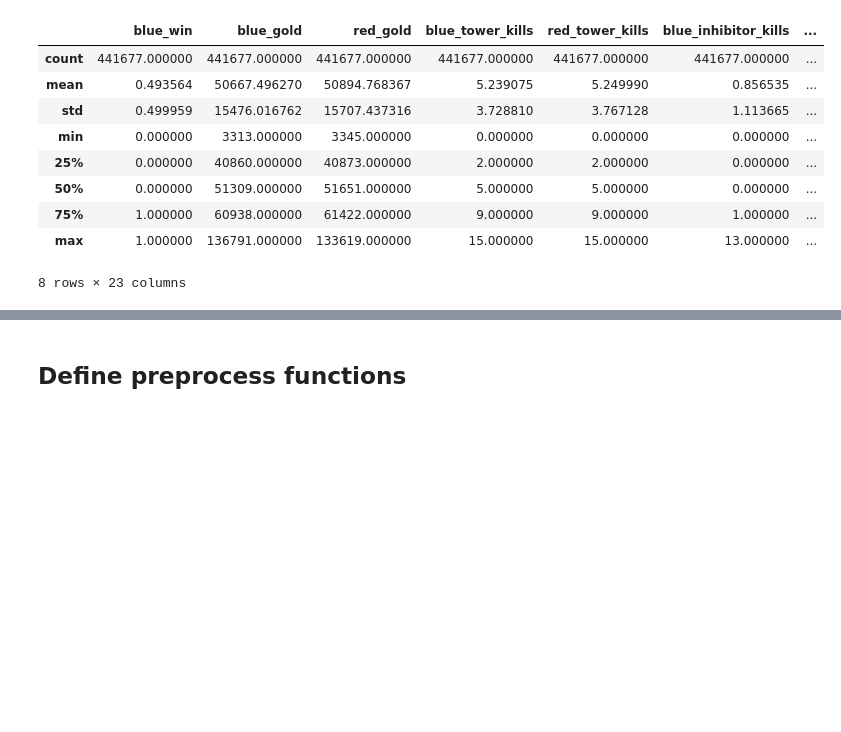
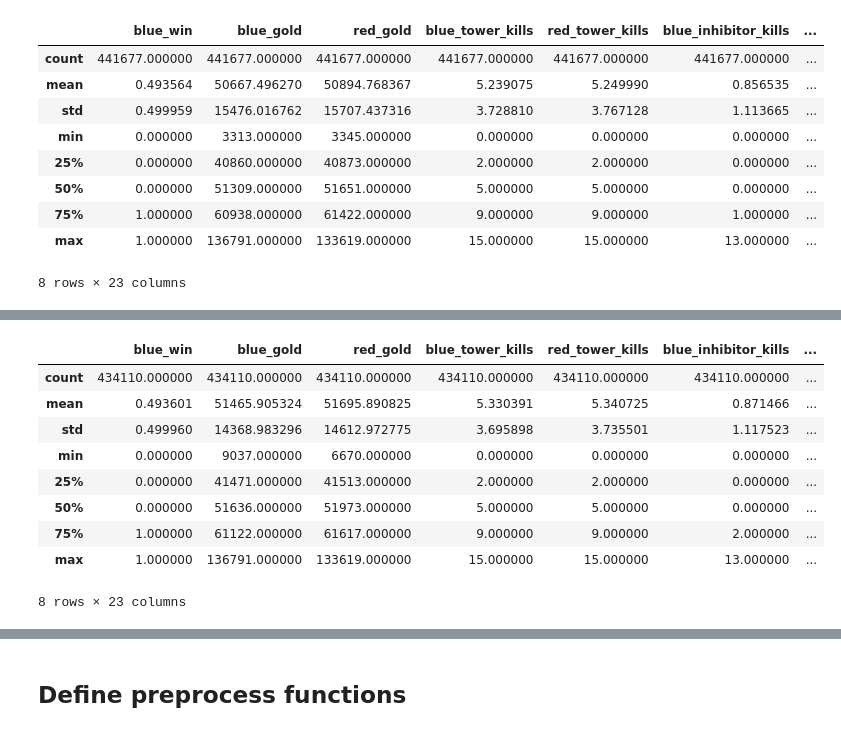
Before and after one commit to JoshEZiegler/MLProjects, a Jupyter notebook: VideoGameDrafting/LeagueOfLegendsProject/LOL_TFRecordCreation.ipynb, the cells around one changed output, grey strips where cells are left out. Drawn from its saved outputs; the diff is of its cells as text; code cells hidden in the pictures; blank space fills up the shorter version.

```diff
--- a/VideoGameDrafting/LeagueOfLegendsProject/LOL_TFRecordCreation.ipynb
+++ b/VideoGameDrafting/LeagueOfLegendsProject/LOL_TFRecordCreation.ipynb
@@ -167,0 +179,18 @@ LOL_data/masters_tier/V9.10/saved2019-05-17.csv
+# %%
+#cut games with gold totals that are too low,
+#likely games that end without either teams getting gold
+#beyond passive gold -> 500 starting gold + 2.04 per second after 1.67 minutes per hero
+#-> 5 * (500 g/hero +2.04g/s *60 s/min (10 mins - 1.67 mins)) = 7500 gold
+#see LOL_DataExploration for details
+lol_df = lol_df.query('blue_gold > 9000')
+# %% [output]
+|  | blue_win | blue_gold | red_gold | blue_tower_kills | red_tower_kills | blue_inhibitor_kills | ... |
+| count | 434110.000000 | 434110.000000 | 434110.000000 | 434110.000000 | 434110.000000 | 434110.000000 | ... |
+| mean | 0.493601 | 51465.905324 | 51695.890825 | 5.330391 | 5.340725 | 0.871466 | ... |
+| std | 0.499960 | 14368.983296 | 14612.972775 | 3.695898 | 3.735501 | 1.117523 | ... |
+| min | 0.000000 | 9037.000000 | 6670.000000 | 0.000000 | 0.000000 | 0.000000 | ... |
+| 25% | 0.000000 | 41471.000000 | 41513.000000 | 2.000000 | 2.000000 | 0.000000 | ... |
+| 50% | 0.000000 | 51636.000000 | 51973.000000 | 5.000000 | 5.000000 | 0.000000 | ... |
+| 75% | 1.000000 | 61122.000000 | 61617.000000 | 9.000000 | 9.000000 | 2.000000 | ... |
+| max | 1.000000 | 136791.000000 | 133619.000000 | 15.000000 | 15.000000 | 13.000000 | ... |
+8 rows × 23 columns
```
Also changed, not shown: parts of 11 cells of this notebook, 4 other files.
